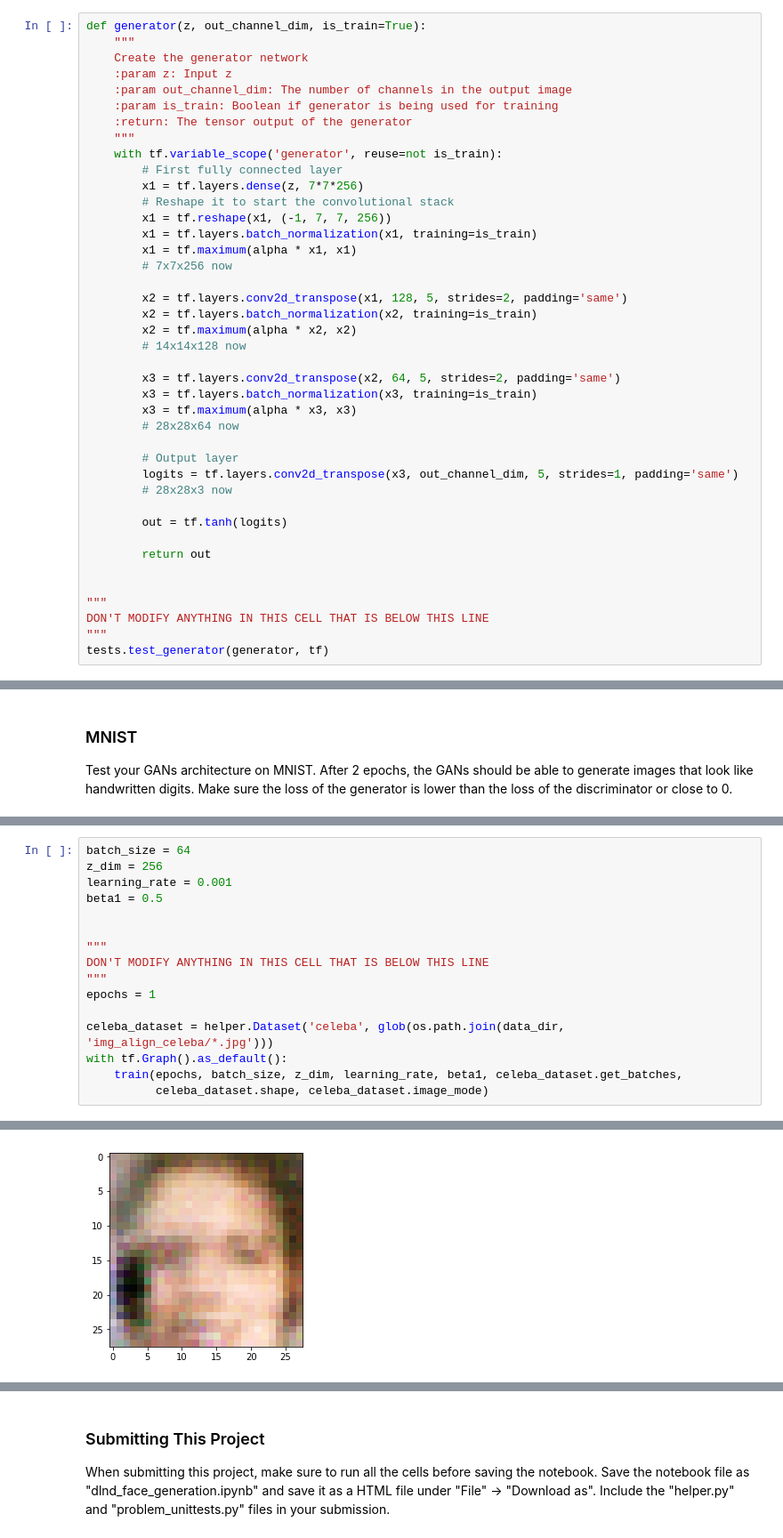
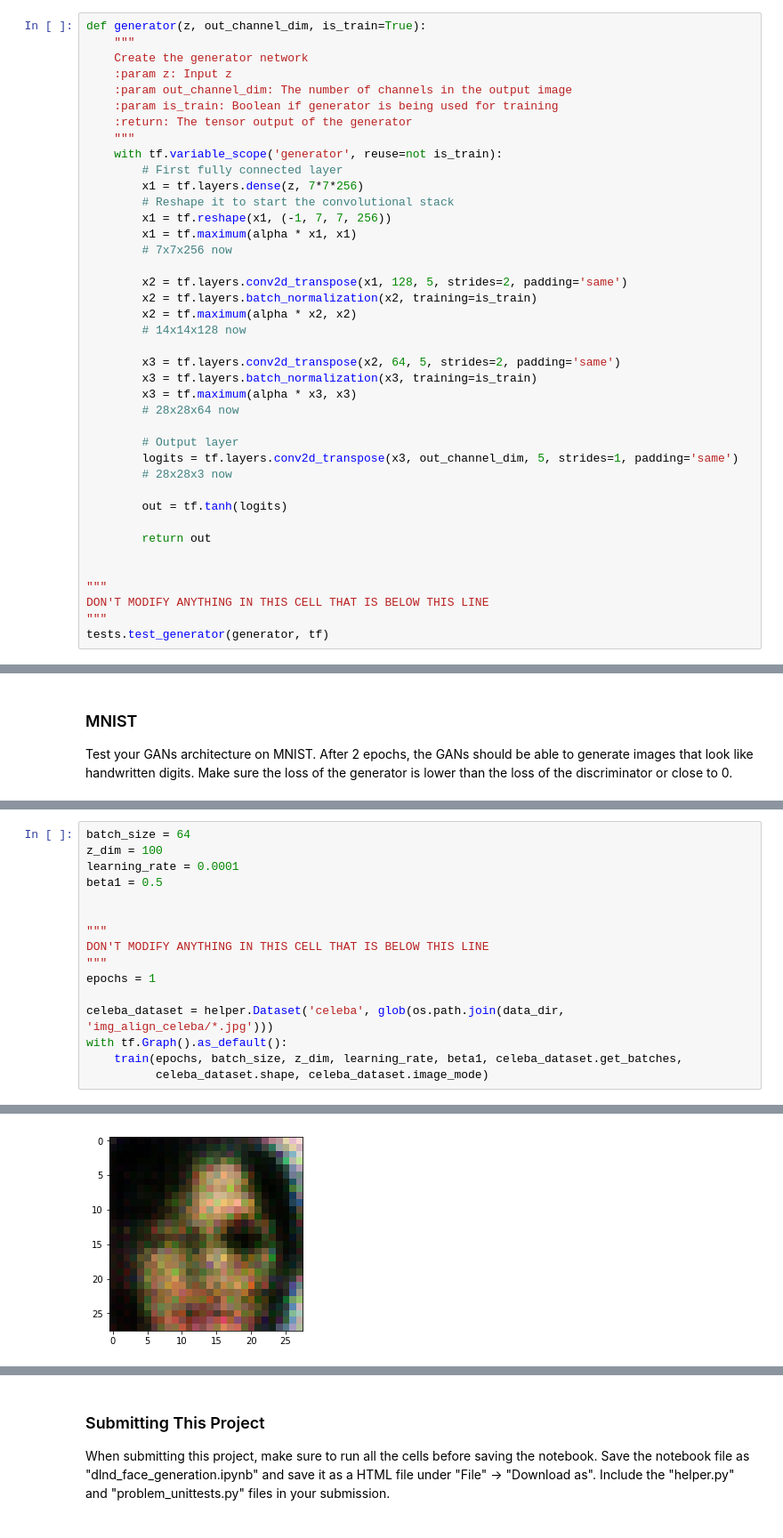
Before and after one commit to Neway6655/dlnd-projects, a Jupyter notebook: project5/dlnd_face_generation.ipynb, the cells around one changed output, grey strips where cells are left out. Shown at 89% size. Cells and saved outputs as stored; diff of their text form.

```diff
--- a/project5/dlnd_face_generation.ipynb
+++ b/project5/dlnd_face_generation.ipynb
@@ -190,7 +190,6 @@ def generator(z, out_channel_dim, is_train=True):
         x1 = tf.layers.dense(z, 7*7*256)
         # Reshape it to start the convolutional stack
         x1 = tf.reshape(x1, (-1, 7, 7, 256))
-        x1 = tf.layers.batch_normalization(x1, training=is_train)
         x1 = tf.maximum(alpha * x1, x1)
         # 7x7x256 now
 
@@ -416,8 +415,8 @@ Epoch 1/2... Discriminator Loss: 1.9744... Generator Loss: 0.2197
 ... (24 outputs left out)
 # %%
 batch_size = 64
-z_dim = 256
-learning_rate = 0.001
+z_dim = 100
+learning_rate = 0.0001
 beta1 = 0.5
 
 
@@ -443 +442 @@ Epoch 1/1... Discriminator Loss: 1.0458... Generator Loss: 0.7921
-[figure, old version]
+[figure, new version]
```
Also changed, not shown: parts of 2 cells of this notebook, 1 other file.
